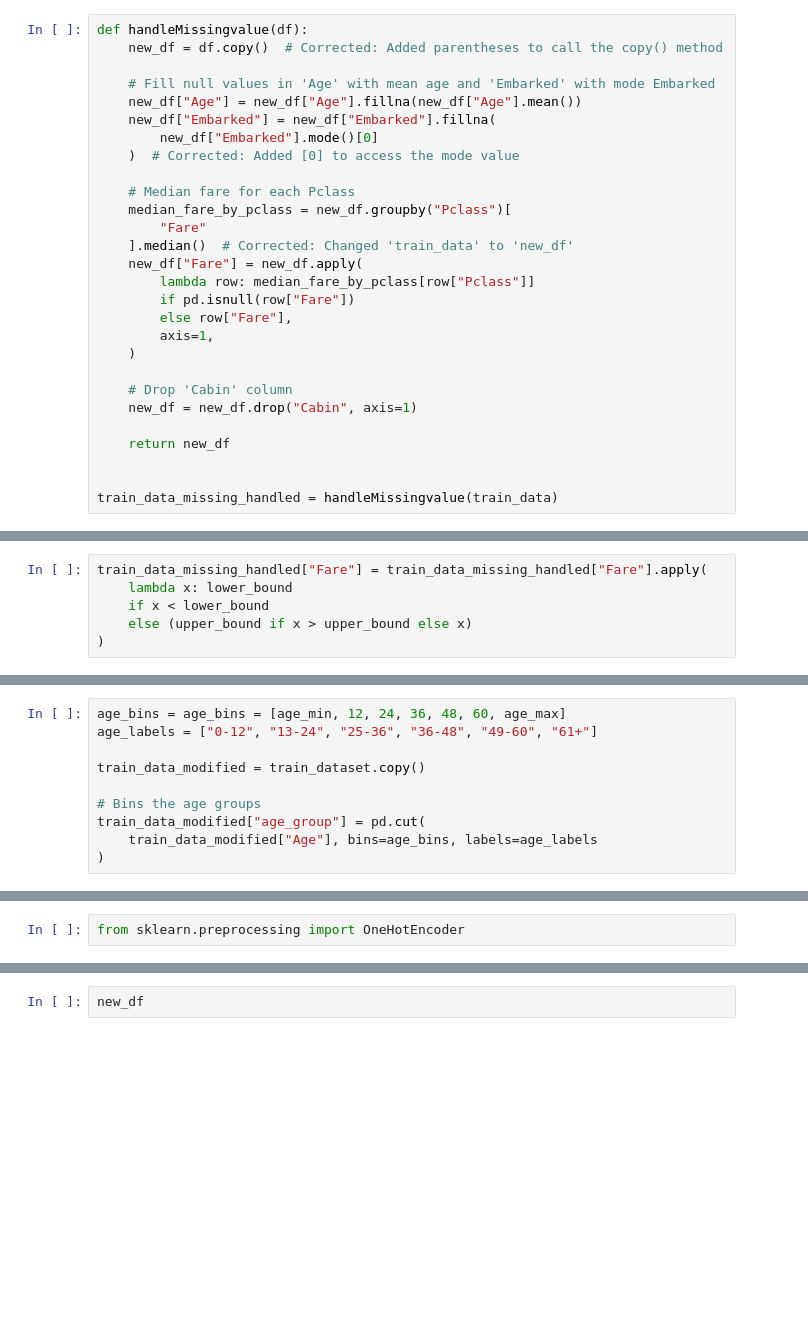
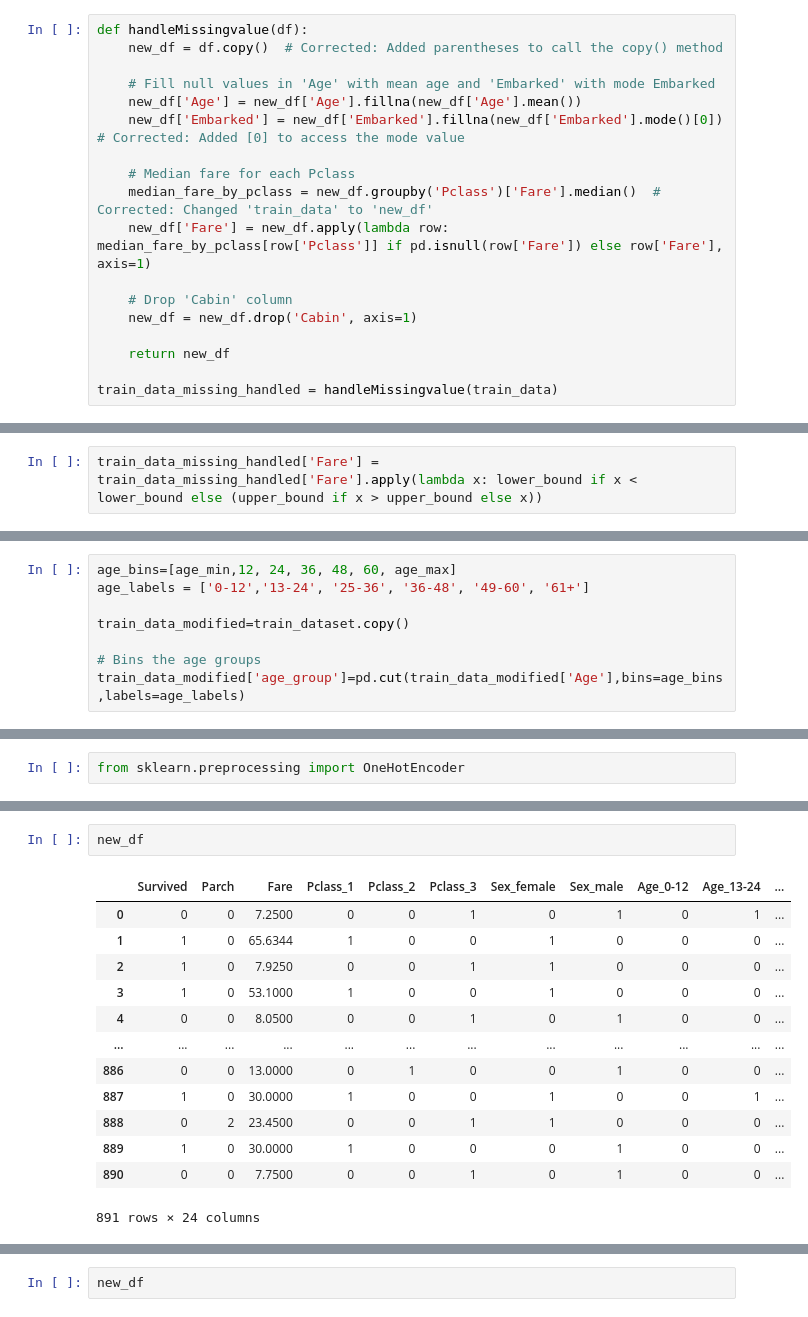
Before and after one commit to ahmedaboutaib/Machine_Learning_Classification, a Jupyter notebook: Project3_LogisticRegression/Titanic_data_Survival_prediction_LogisticRegression.ipynb, the cells around one changed output, grey strips where cells are left out. Drawn from its saved outputs; the diff is of its cells as text; blank space fills up the shorter version.

```diff
--- a/Project3_LogisticRegression/Titanic_data_Survival_prediction_LogisticRegression.ipynb
+++ b/Project3_LogisticRegression/Titanic_data_Survival_prediction_LogisticRegression.ipynb
@@ -140,26 +158,16 @@ def handleMissingvalue(df):
     new_df = df.copy()  # Corrected: Added parentheses to call the copy() method
 
     # Fill null values in 'Age' with mean age and 'Embarked' with mode Embarked
-    new_df["Age"] = new_df["Age"].fillna(new_df["Age"].mean())
-    new_df["Embarked"] = new_df["Embarked"].fillna(
-        new_df["Embarked"].mode()[0]
-    )  # Corrected: Added [0] to access the mode value
+    new_df['Age'] = new_df['Age'].fillna(new_df['Age'].mean())
+    new_df['Embarked'] = new_df['Embarked'].fillna(new_df['Embarked'].mode()[0])  # Corrected: Added [0] to access the mode value
 
     # Median fare for each Pclass
-    median_fare_by_pclass = new_df.groupby("Pclass")[
-        "Fare"
-    ].median()  # Corrected: Changed 'train_data' to 'new_df'
-    new_df["Fare"] = new_df.apply(
-        lambda row: median_fare_by_pclass[row["Pclass"]]
-        if pd.isnull(row["Fare"])
-        else row["Fare"],
-        axis=1,
-    )
+    median_fare_by_pclass = new_df.groupby('Pclass')['Fare'].median()  # Corrected: Changed 'train_data' to 'new_df'
+    new_df['Fare'] = new_df.apply(lambda row: median_fare_by_pclass[row['Pclass']] if pd.isnull(row['Fare']) else row['Fare'], axis=1)
 
     # Drop 'Cabin' column
-    new_df = new_df.drop("Cabin", axis=1)
+    new_df = new_df.drop('Cabin', axis=1)
 
     return new_df
 
-
 train_data_missing_handled = handleMissingvalue(train_data)
@@ -238,9 +263,5 @@ print("Upper Bound: ", upper_bound)
 Lower Bound:  -26.724
 Upper Bound:  65.6344
 # %%
-train_data_missing_handled["Fare"] = train_data_missing_handled["Fare"].apply(
-    lambda x: lower_bound
-    if x < lower_bound
-    else (upper_bound if x > upper_bound else x)
-)
+train_data_missing_handled['Fare'] = train_data_missing_handled['Fare'].apply(lambda x: lower_bound if x < lower_bound else (upper_bound if x > upper_bound else x))
 # %%
@@ -443,15 +447,13 @@ age_min, age_max
 # %% [output]
 (0.42, 80.0)
 # %%
-age_bins = age_bins = [age_min, 12, 24, 36, 48, 60, age_max]
-age_labels = ["0-12", "13-24", "25-36", "36-48", "49-60", "61+"]
+age_bins=[age_min,12, 24, 36, 48, 60, age_max]
+age_labels = ['0-12','13-24', '25-36', '36-48', '49-60', '61+']
 
-train_data_modified = train_dataset.copy()
+train_data_modified=train_dataset.copy()
 
 # Bins the age groups
-train_data_modified["age_group"] = pd.cut(
-    train_data_modified["Age"], bins=age_bins, labels=age_labels
-)
+train_data_modified['age_group']=pd.cut(train_data_modified['Age'],bins=age_bins,labels=age_labels)
 # %%
 train_data_modified.head()
 # %% [output]
@@ -558,3 +580,19 @@ new_df = pd.get_dummies(new_df, columns=columns_to_encode, dtype=int)
+# %%
+new_df
+# %% [output]
+|  | Survived | Parch | Fare | Pclass_1 | Pclass_2 | Pclass_3 | Sex_female | Sex_male | Age_0-12 | Age_13-24 | ... |
+| 0 | 0 | 0 | 7.2500 | 0 | 0 | 1 | 0 | 1 | 0 | 1 | ... |
+| 1 | 1 | 0 | 65.6344 | 1 | 0 | 0 | 1 | 0 | 0 | 0 | ... |
+| 2 | 1 | 0 | 7.9250 | 0 | 0 | 1 | 1 | 0 | 0 | 0 | ... |
+| 3 | 1 | 0 | 53.1000 | 1 | 0 | 0 | 1 | 0 | 0 | 0 | ... |
+| 4 | 0 | 0 | 8.0500 | 0 | 0 | 1 | 0 | 1 | 0 | 0 | ... |
+| ... | ... | ... | ... | ... | ... | ... | ... | ... | ... | ... | ... |
+| 886 | 0 | 0 | 13.0000 | 0 | 1 | 0 | 0 | 1 | 0 | 0 | ... |
+| 887 | 1 | 0 | 30.0000 | 1 | 0 | 0 | 1 | 0 | 0 | 1 | ... |
+| 888 | 0 | 2 | 23.4500 | 0 | 0 | 1 | 1 | 0 | 0 | 0 | ... |
+| 889 | 1 | 0 | 30.0000 | 1 | 0 | 0 | 0 | 1 | 0 | 0 | ... |
+| 890 | 0 | 0 | 7.7500 | 0 | 0 | 1 | 0 | 1 | 0 | 0 | ... |
+891 rows × 24 columns
 # %%
 # Apply min max scaler
 from sklearn.preprocessing import MinMaxScaler
```
Also changed, not shown: parts of 44 cells of this notebook.
